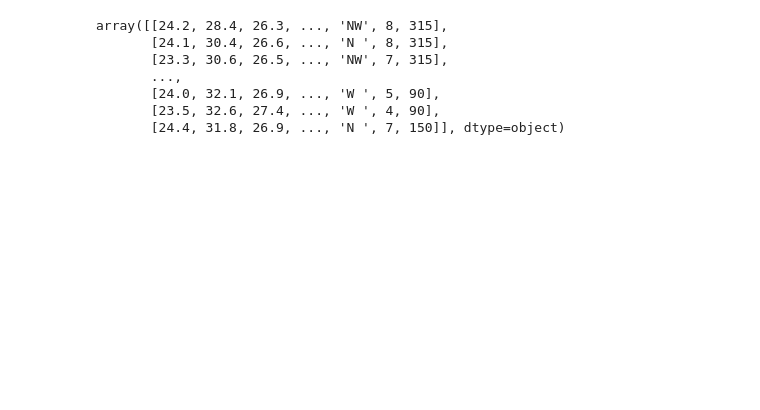
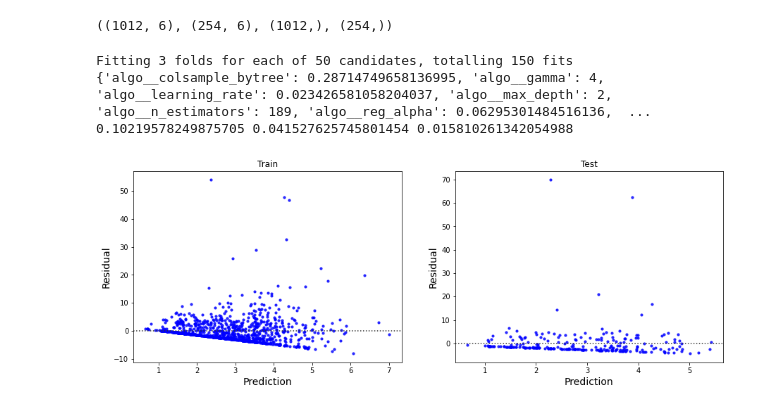
Before and after one commit to FransiscoReadyPermana/Weather-Prediction, a Jupyter notebook: Palembang/test.ipynb, the cells around one changed output. Drawn from its saved outputs; the diff is of its cells as text; code cells hidden in the pictures; blank space fills up the shorter version.

```diff
--- a/Palembang/test.ipynb
+++ b/Palembang/test.ipynb
@@ -71,12 +61,0 @@ df.corr()
-# %%
-from sklearn.preprocessing import StandardScaler
-SC = StandardScaler()
-SC.get_feature_names_out(df)
-# %% [output]
-array([[24.2, 28.4, 26.3, ..., 'NW', 8, 315],
-       [24.1, 30.4, 26.6, ..., 'N ', 8, 315],
-       [23.3, 30.6, 26.5, ..., 'NW', 7, 315],
-       ...,
-       [24.0, 32.1, 26.9, ..., 'W ', 5, 90],
-       [23.5, 32.6, 27.4, ..., 'W ', 4, 90],
-       [24.4, 31.8, 26.9, ..., 'N ', 7, 150]], dtype=object)
@@ -82,0 +70,40 @@ array([[24.2, 28.4, 26.3, ..., 'NW', 8, 315],
+# %%
+X = df.drop(columns=["CurahHujan(mm)"])
+y = df["CurahHujan(mm)"]
+
+X_train, X_test, y_train, y_test = train_test_split(X, y, test_size=0.2, random_state=42)
+X_train.shape, X_test.shape, y_train.shape, y_test.shape
+# %% [output]
+((1012, 6), (254, 6), (1012,), (254,))
+# %%
+preprocessor = ColumnTransformer([
+    ('numeric', num_pipe(), ['SuhuRata-rata(°C)',
+    'KelembabanRata-rata(%)', 'LamaPenyinaran(jam)',
+    'Kecepata AnginRata-rata(knot)',
+    'KecepatanAnginTerbesar(knot)']),
+    ('categoric', cat_pipe(encoder='onehot'), ['ArahAnginTerbanyak(deg)']),
+])
+
+from xgboost import XGBRegressor
+pipeline = Pipeline([
+    ('prep', preprocessor),
+    ('algo', XGBRegressor(n_jobs=-1, random_state=42))
+])
+
+from sklearn.model_selection import RandomizedSearchCV
+from jcopml.tuning import random_search_params as rsp
+
+model = RandomizedSearchCV(pipeline, rsp.xgb_params, cv=3, n_iter=50, n_jobs=-1, verbose=1, random_state=42)
+model.fit(X_train, y_train)
+
+print(model.best_params_)
+print(model.score(X_train, y_train), model.best_score_, model.score(X_test, y_test))
+# %% [output]
+Fitting 3 folds for each of 50 candidates, totalling 150 fits
+{'algo__colsample_bytree': 0.28714749658136995, 'algo__gamma': 4, 'algo__learning_rate': 0.023426581058204037, 'algo__max_depth': 2, 'algo__n_estimators': 189, 'algo__reg_alpha': 0.06295301484516136,  ...
+0.10219578249875705 0.041527625745801454 0.015810261342054988
+# %%
+from jcopml.plot import plot_actual_vs_prediction, plot_residual
+plot_residual(X_train, y_train, X_test, y_test, model)
+# %% [output]
+[figure, added]
```
Also changed, not shown: parts of 16 cells of this notebook.
